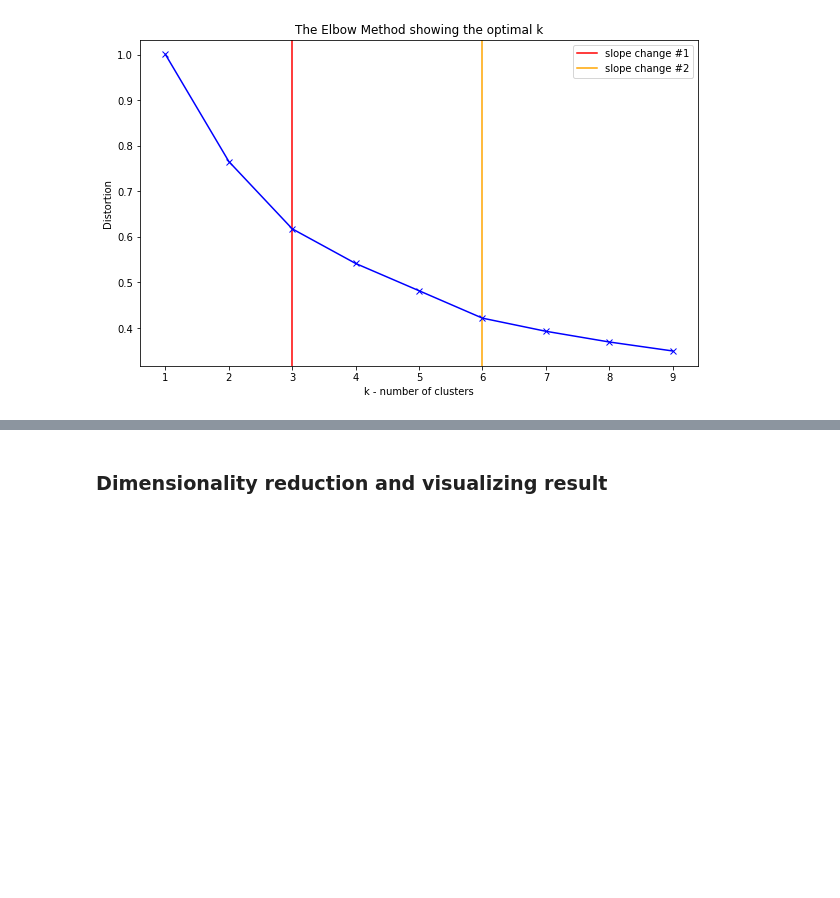
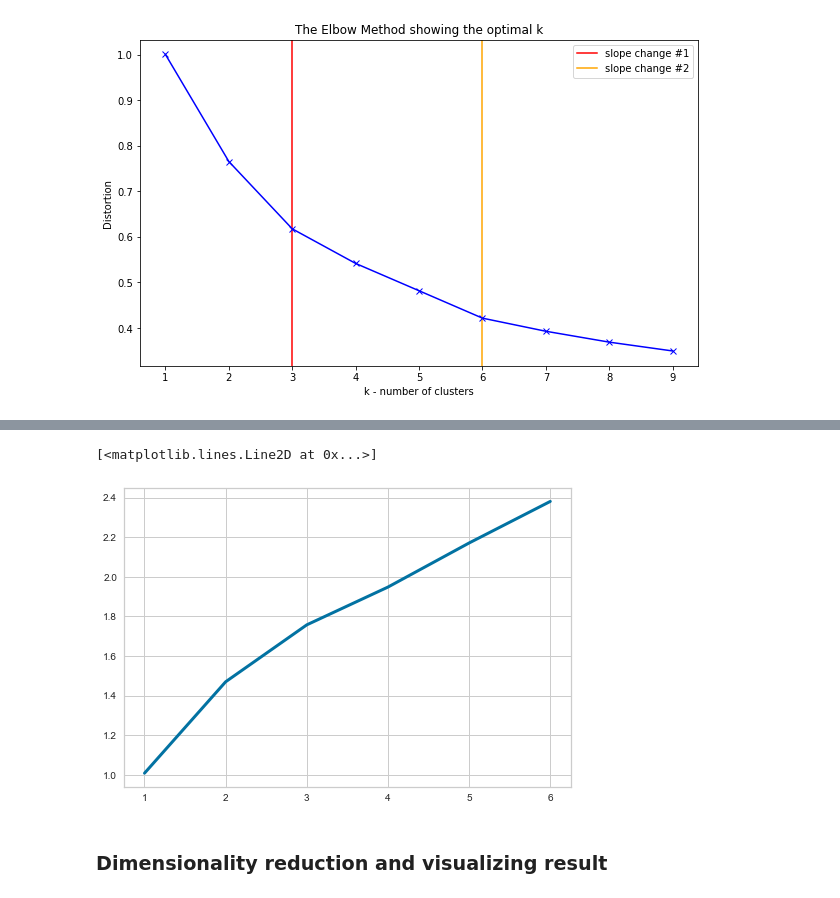
Before and after one commit to onlinex/DSBA_SAS_next_best_offer, a Jupyter notebook: Market clusters.ipynb, the cells around one changed output, grey strips where cells are left out. Cells and saved outputs as stored; diff of their text form; code cells hidden in the pictures; blank space fills up the shorter version.

```diff
--- a/Market clusters.ipynb
+++ b/Market clusters.ipynb
@@ -185,3 +247,8 @@ plt.legend(); plt.show()
+# %%
+plt.plot(gapdf.clusterCount, gapdf.gap, linewidth=3)
+# %% [output]
+[<matplotlib.lines.Line2D at 0x...>]
+[figure, added]
 # %% [markdown]
 <h3> Dimensionality reduction and visualizing result </h3>
 # %%
```
Also changed, not shown: parts of 5 cells of this notebook.
